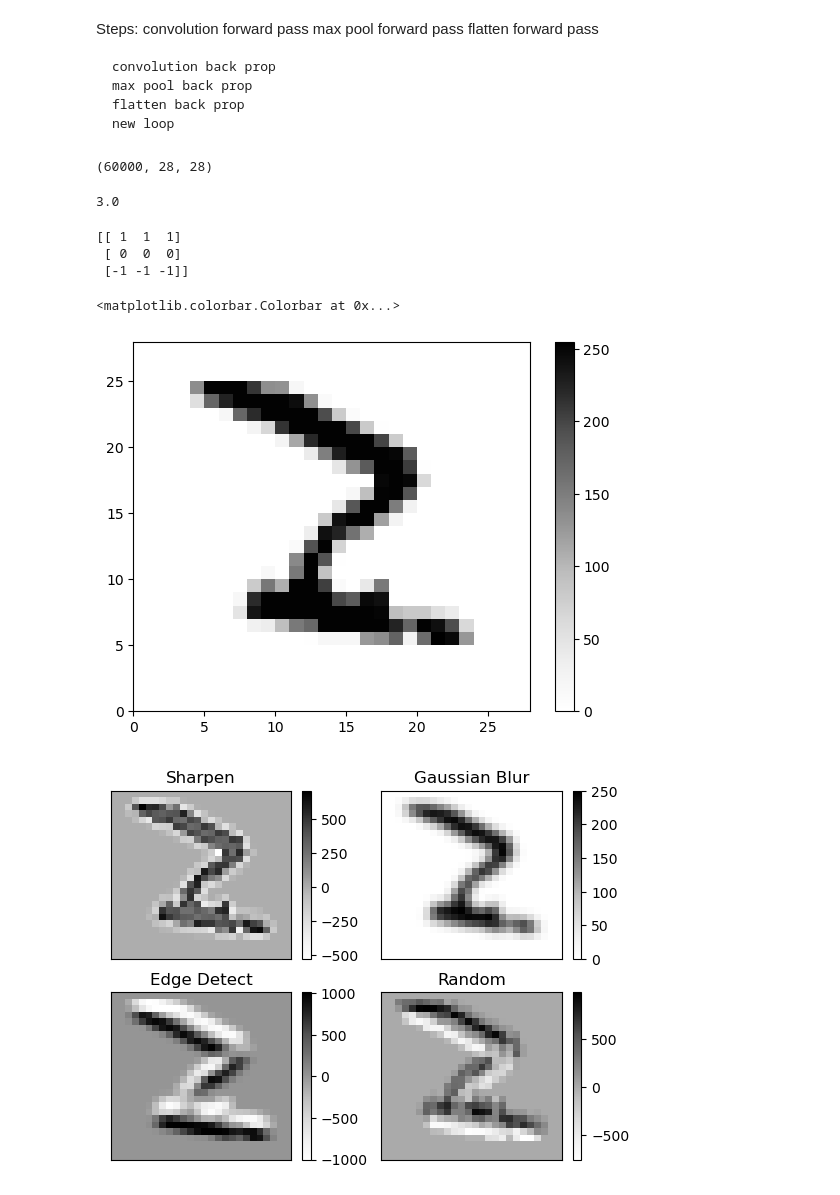
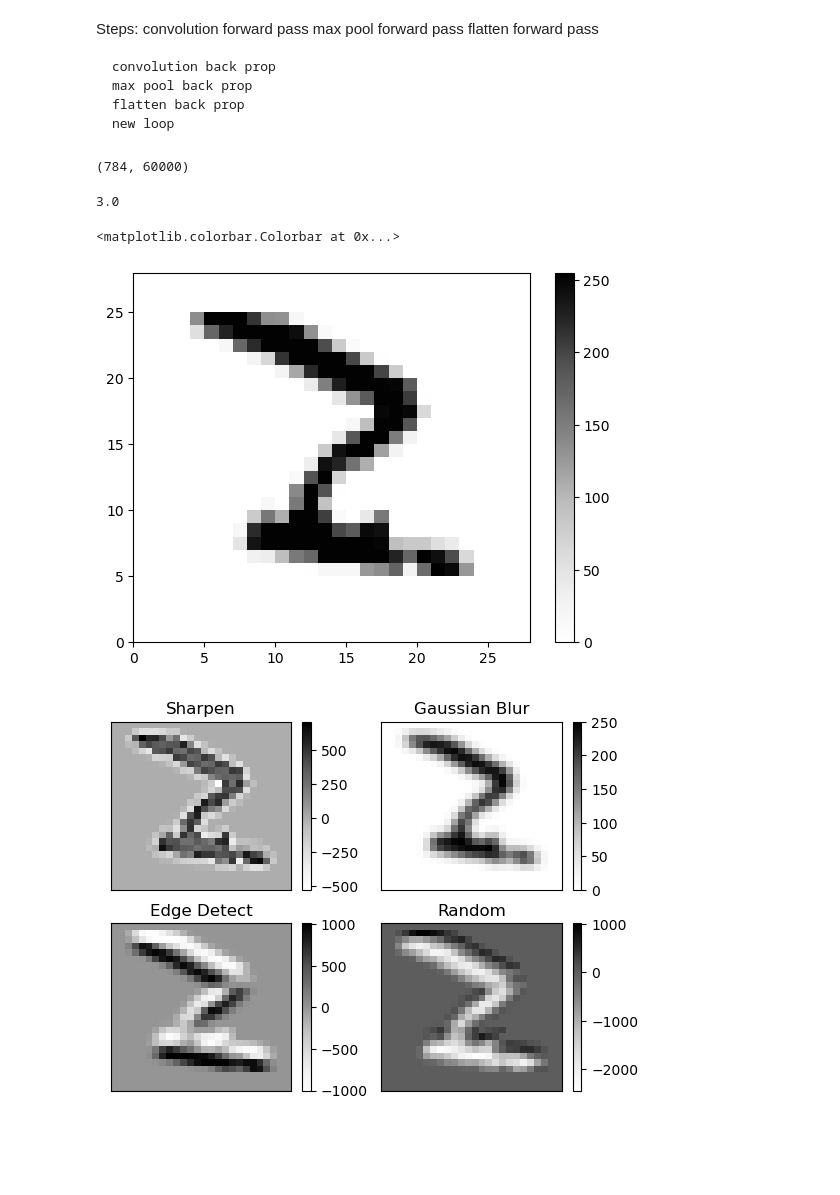
Before and after one commit to patrick-naylor/MNIST-Neural-Network-From-Scratch, a Jupyter notebook: Neural_Net_From_Scratch.ipynb, the cells around one changed output. Cells and saved outputs as stored; diff of their text form; code cells hidden in the pictures; blank space fills up the shorter version.

```diff
--- a/Neural_Net_From_Scratch.ipynb
+++ b/Neural_Net_From_Scratch.ipynb
@@ -14,10 +14,10 @@ from keras.datasets import mnist
 (train_X, train_y), (test_X, test_y) = mnist.load_data()
 # %%
 #Load and Reshape data to have 60000 columns of 784 nodes
-(train_X, train_y), (test_X, test_y) = mnist.load_data()
+(train_X_2d, train_y), (test_X_2d, test_y) = mnist.load_data()
 #Collapse 28x28 images into 784 node columns
-train_X = np.reshape(train_X, (60000, 784))
-test_X = np.reshape(test_X, (10000, 784))
+train_X = np.reshape(train_X_2d, (60000, 784))
+test_X = np.reshape(test_X_2d, (10000, 784))
 m, n = train_X.shape
 train_X = train_X.T
 test_X = test_X.T
@@ -182,7 +179,7 @@ def forward_prop(W1, b1, W2, b2, W3, b3, X):
     A2 = sigmoid(Z2)
     Z3 = np.dot(W3, A2) + b3
     A3 = softmax(Z3)
-    return (Z1, A1, Z2, A2, P3, A3)
+    return (Z1, A1, Z2, A2, Z3, A3)
 
 def backward_prop(Z1, A1, Z2, A2, Z3, A3, W1, W2, W3, X, Y):
     #Find gradient of cost function to determine the dW and db values that are used to adjust constants
@@ -194,6 +191,7 @@ def backward_prop(Z1, A1, Z2, A2, Z3, A3, W1, W2, W3, X, Y):
     dW2 = 1/m * dZ2.dot(A1.T)
     db2 = 1/m * np.sum(dZ2)
     dZ1 = W2.T.dot(dZ2) * sigmoid_deriv(Z1)
+    print(np.shape(dZ1), np.shape(X.T))
     dW1 = 1/m * dZ1.dot(X.T)
     db1 = 1/m * np.sum(dZ1)
     return (dW1, db1, dW2, db2, dW3, db3)
@@ -231,5 +230,6 @@ def gradient_decent(X, Y, alpha, iterations):
     return (W1, b1, W2, b2, W3, b3)
 # %%
 #Train Model
-W1, b1, W2, b2, W3, b3 = gradient_decent(train_X, train_y, 1, 500)
+W1, b1, W2, b2, W3, b3 = gradient_decent(train_X, train_y, 1, 1)
+print(np.shape(W1), np.shape(b1),np.shape(W2),np.shape(b2),np.shape(W3),np.shape(b3))
 # %% [output]
@@ -298,7 +296,7 @@ Steps:
 # %%
 print(np.shape(train_X))
 # %% [output]
-(60000, 28, 28)
+(784, 60000)
 # %%
 nin = 28
 padding = 0
@@ -308,14 +306,8 @@ nout = ((nin + padding - kernel_size)/stride) + 1
 print(nout)
 # %% [output]
 3.0
-# %%
-print(initial_filter)
-# %% [output]
-[[ 1  1  1]
- [ 0  0  0]
- [-1 -1 -1]]
 # %%
-test_image = train_X[0,:,:]
+test_image = train_X_2d[0,:,:]
 plt.figure(1)
 plt.pcolormesh(test_image, cmap='Greys')
 plt.colorbar()
@@ -340,34 +332,34 @@ for i in range(26):
         random_filtered_image[i, j] = np.sum(im_sect * random_filter)
 
 plt.figure(2)
 plt.subplot(221)
 plt.pcolormesh(sharpened_image, cmap='Greys')
 plt.xticks([])
 plt.yticks([])
 plt.title('Sharpen')
 plt.colorbar()
 plt.subplot(222)
 plt.pcolormesh(blured_image, cmap='Greys')
 plt.xticks([])
 plt.yticks([])
 plt.title('Gaussian Blur')
 plt.colorbar()
 plt.subplot(223)
 plt.pcolormesh(edge_detected_image, cmap='Greys')
 plt.xticks([])
 plt.yticks([])
 plt.title('Edge Detect')
 plt.colorbar()
 plt.subplot(224)
 plt.pcolormesh(random_filtered_image, cmap='Greys')
 plt.xticks([])
 plt.yticks([])
 plt.title('Random')
 plt.colorbar()
 # %% [output]
 <matplotlib.colorbar.Colorbar at 0x...>
 [figure]
-[figure, old version]
+[figure, new version]
 # %%
 def convolution_fwd(Z, filter, nout, kern):
     Z_len = np.shape(Z)[0]
```
Also changed, not shown: parts of 9 cells of this notebook.
